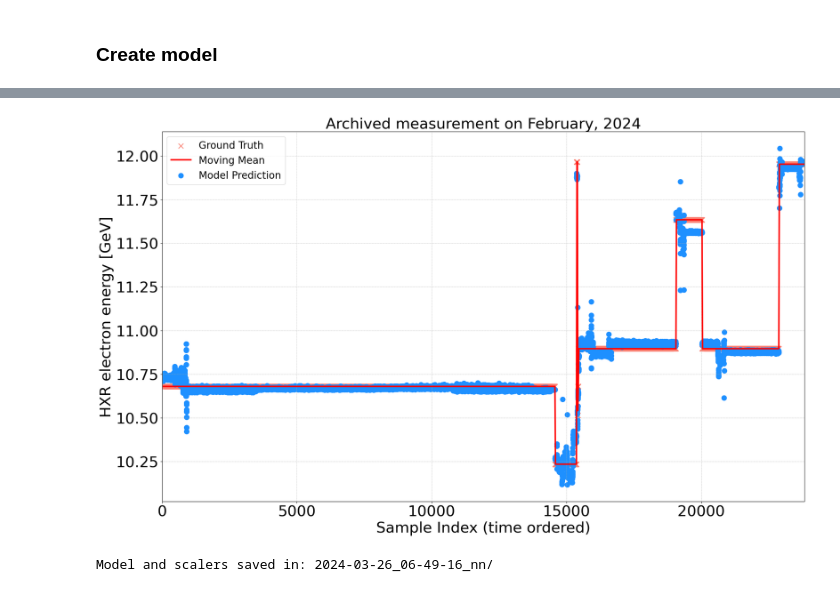
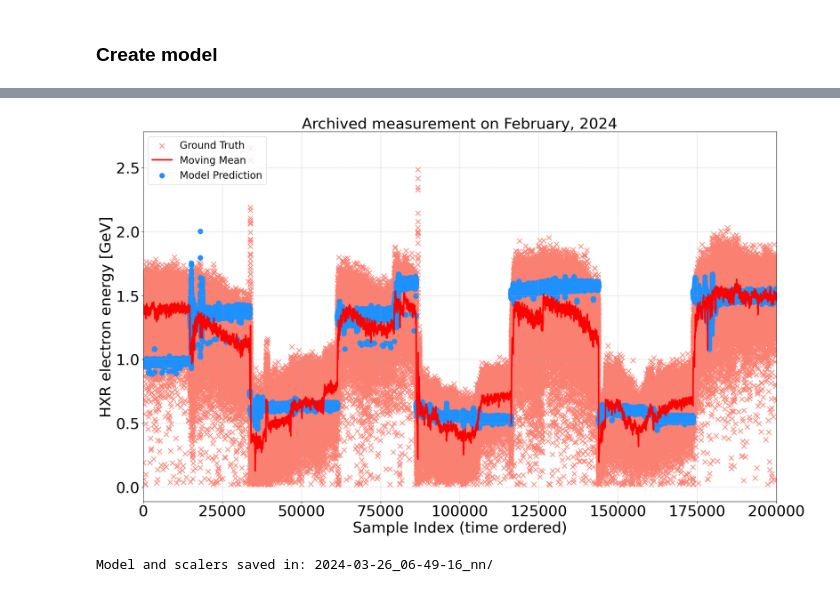
Before and after one commit to zihan-zh/LCLS_FEL_modeling, a Jupyter notebook: NN_models.ipynb, the cells around one changed output, grey strips where cells are left out. Saved outputs shown, nothing was run; the diff lists cells and outputs as text; code cells hidden in the pictures.

```diff
--- a/NN_models.ipynb
+++ b/NN_models.ipynb
@@ -97,6 +102,8 @@ quads_ltuh_bact = [quad.replace("BCTRL", "BACT") for quad in quads_ltuh_bctrl]
 quads_ltus_bact = [quad.replace("BCTRL", "BACT") for quad in quads_ltus_bctrl]
 
 vcc_profile = ['CAMR:IN20:186:XRMS', 'CAMR:IN20:186:YRMS']
+RF_ampls = ['ACCL:LI21:1:L1S_S_AV', 'ACCL:LI21:180:L1X_S_AV', 'ACCL:LI22:1:ADES', 'ACCL:LI25:1:ADES']
+RF_phases = ['ACCL:LI21:1:L1S_S_PV', 'ACCL:LI21:180:L1X_S_PV', 'ACCL:LI22:1:PDES', 'ACCL:LI25:1:PDES']
 blen = ['BLEN:LI21:265:AIMAX1H', 'BLEN:LI24:886:BIMAX1H']
 bcharge = ['SIOC:SYS0:ML00:CALC038', 'SIOC:SYS0:ML00:CALC252'] # at gun, after BC1 # ['BPMS:IN20:221:TMIT1H', 'BPMS:LI21:233:TMIT1H', 'BPMS:LI24:801:TMIT1H'] # at gun, BC1, BC2
 hxr_energy = ['BEND:DMPH:400:BACT','SIOC:SYS0:ML00:AO627'] # beam energy, photon energy
@@ -112,9 +119,9 @@ final_columns = quads_all_bctrl + ['hxr_pulse_intensity'] + beam_status
 # %%
 # final_df = all_df # if no filtering
 
-input_cols = quads_inj_bact + quads_linac_bact + quads_ltuh_bact + beam_status[:2] + [beam_status[4]]
+input_cols = quads_inj_bact + quads_linac_bact + quads_ltuh_bact + RF_ampls + RF_phases + beam_status[:2] + [beam_status[4]]
 # input_cols = quads_inj_bctrl + quads_linac_bctrl + quads_ltuh_bctrl + beam_status
-output_cols = ['hxr_pulse_intensity', 'HXR electron energy [GeV]']
+output_cols = ['hxr_pulse_intensity', 'HXR electron energy [GeV]', 'Bunch length at BC1', 'Bunch length at BC2']
 input_size =len(input_cols)
 output_size = len(output_cols)
 
@@ -357,4 +364,10 @@ def create_model(version: int = 0):
 # %%
 model_version = 5
 model = create_model(model_version)
+# %%
+lr = 1e-5
+weight_decay = 1e-6
+n_epochs = 100
+criterion = nn.MSELoss()
+optimizer = optim.Adam(model.parameters(), lr=lr, weight_decay=weight_decay)
 # %%
@@ -494,13 +504,13 @@ Test Loss: 0.0035
 # %%
 file_dir = '/sdf/data/ad/ard/u/zihanzhu/ml/lcls_fel_tuning/dataset/'
-pickle_files = 'hxr_archiver_Mar_latest.pkl'
-new_test_df = pd.read_pickle(file_dir+pickle_files).reset_index(drop=True)
-new_test_df = dataset_filter(new_test_df)[:]
+# pickle_files = 'hxr_archiver_Mar_latest.pkl'
+# new_test_df = pd.read_pickle(file_dir+pickle_files).reset_index(drop=True)
+# new_test_df = dataset_filter(new_test_df)[:]
+new_test_df = valid_df
 print('Number of effective samples in test set:', new_test_df.shape[0])
 
 # input_cols_bctrl = quads_inj_bctrl + quads_linac_bctrl + quads_ltuh_bctrl + beam_status
-output_cols = [ 'HXR electron energy [GeV]'] #'hxr_pulse_intensity',
-
+output_cols = [ 'hxr_pulse_intensity']
 # Calculate moving average with a window
 window_size = 100
 moving_avg = new_test_df[output_cols].rolling(window=window_size).mean()
@@ -509,7 +519,7 @@ moving_avg = new_test_df[output_cols].rolling(window=window_size).mean()
 # new_test_df_updated = new_test_df.copy()
 new_test_df['moving_avg'] = moving_avg
 
-sample_interval = 5
+sample_interval = 1
 indices = np.round(np.arange(0,new_test_df.shape[0] - 1,sample_interval))[:]
 # ----------------------
 # num_samples_to_plot = 100
@@ -545,35 +555,35 @@ shot_axis = np.arange(len(ground_truth))
 # Ground truth and predictions for the selected a subset
 scaled_inputs = input_scaler.transform(torch.tensor(new_test_df[input_cols].iloc[indices].values.astype('float32'), dtype=torch.float32)) # for botorch
 # Pass the scaled inputs through your model
 model_outputs = model(scaled_inputs)
 
 # Inverse transform the model outputs using the output_scaler
 # final_output = output_scaler.inverse_transform(model_outputs.detach().numpy()) # for sklearn
 final_prediction = output_scaler._untransform(model_outputs).detach().numpy() # for botorch
 
 plt.scatter(shot_axis, ground_truth, label='Ground Truth', color='salmon', marker='x',s=100)
 # plt.scatter(shot_axis, new_mean_predictions_loaded2, label='Model2 prediction', color='yellowgreen', marker='o', s=100)
 
 plt.plot(ground_truth_moving_avg, label='Moving Mean', color='red', linewidth=3)
-plt.scatter(shot_axis, final_prediction[:,1], label='Model Prediction', color='dodgerblue', marker='o', s=100)
+plt.scatter(shot_axis, final_prediction[:,0], label='Model Prediction', color='dodgerblue', marker='o', s=100)
 
 # lower_bound2 = (new_mean_predictions_loaded2 - 2 * new_std_predictions_loaded2).numpy().flatten()
 # upper_bound2 = (new_mean_predictions_loaded2 + 2 * new_std_predictions_loaded2).numpy().flatten()
 # plt.fill_between(range(num_samples_to_plot), lower_bound2, upper_bound2, color='yellowgreen', alpha=0.3)
 
 plt.xlabel('Sample Index (time ordered)', fontsize=fontsize)
 plt.ylabel('HXR electron energy [GeV]',fontsize=fontsize)
 plt.title('Archived measurement on February, 2024',fontsize=fontsize)
 plt.xlim([0, num_samples_to_plot])
 # plt.ylim([-2.2, 2.2])
 plt.legend(fontsize=20, loc='upper left')
 plt.tick_params(labelsize=fontsize)
 plt.grid(True, which='both', linestyle='--', linewidth=0.5)
 plt.tight_layout()
 
 plt.show()
 # %% [output]
-[figure, old version]
+[figure, new version]
 # %%
 # Save the model
 model_path = '/sdf/data/ad/ard/u/zihanzhu/ml/lcls_fel_tuning/model/'
```
Also changed, not shown: parts of 8 cells of this notebook.
